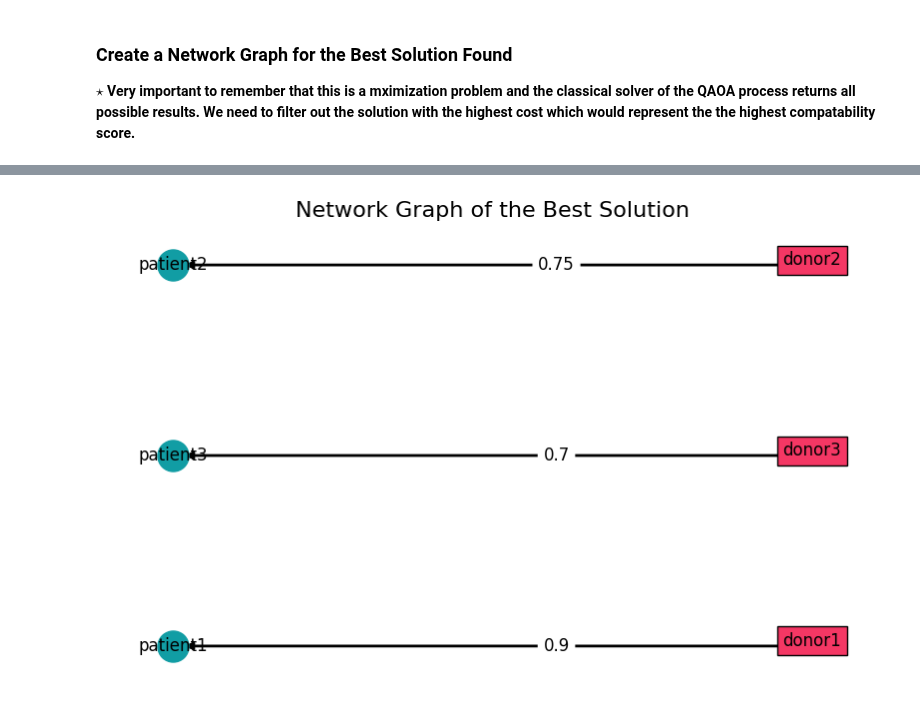
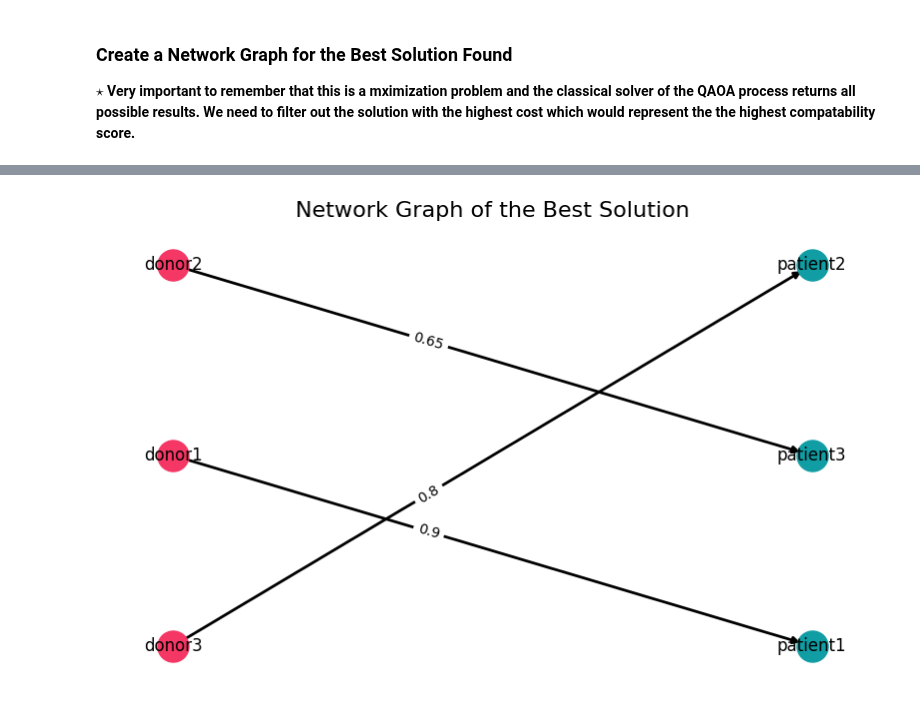
Before and after one commit to Classiq/classiq-library, a Jupyter notebook: applications/optimization/kidney_exchange/kidney_exchange_problem.ipynb, the cells around one changed output, grey strips where cells are left out. Drawn from its saved outputs; the diff is of its cells as text; code cells hidden in the pictures.

```diff
--- a/applications/optimization/kidney_exchange/kidney_exchange_problem.ipynb
+++ b/applications/optimization/kidney_exchange/kidney_exchange_problem.ipynb
@@ -168,3 +144,5 @@ res = execute(qprog).result()
+# %%
+optimized_params = combi.optimize(maxiter=100, quantile=0.7)
 # %% [markdown]
 View the convergence graph
 <i>Important to remember that this is a maximization problem when looking at the graph</i>
@@ -183,19 +164,9 @@ vqe_result.convergence_graph
 # %% [markdown]
 ### Print out the top 10 solutions with the highest cost or objective
 # %%
-import pandas as pd
-
-from classiq.applications.combinatorial_optimization import (
-    get_optimization_solution_from_pyo,
-)
-
-solution = get_optimization_solution_from_pyo(
-    model, vqe_result=vqe_result, penalty_energy=qaoa_config.penalty_energy
-)
-
-optimization_result = pd.DataFrame.from_records(solution)
+optimization_result = combi.sample(optimized_params)
 
 print("\n\033[1m\033[4mTop 10 Solutions\033[0m")
-optimization_result.sort_values(by="cost", ascending=False).head(10)
+optimization_result.sort_values(by="cost", ascending=True).head(10)
 # %% [output]
 Top 10 Solutions
@@ -231,70 +214,70 @@ plt.show()
 # %%
-# This function plots the solution in a table and a graph
+from itertools import product
+
+import matplotlib.pyplot as plt
+import networkx as nx
+import numpy as np
+import pandas as pd
 
 
 def plotting_sol(x_sol, cost):
-    x_sol_to_mat = np.reshape(np.array(x_sol), [N, M])  # vector to matrix
+    # Extract donor and patient names from keys
+    donors = sorted(set(key.split("_")[1] for key in x_sol.keys()))
+    patients = sorted(set(key.split("_")[2] for key in x_sol.keys()))
+    N = len(donors)
+    M = len(patients)
+
+    # Create mapping to matrix
+    x_mat = np.zeros((N, M), dtype=int)
+    for key, val in x_sol.items():
+        donor = key.split("_")[1]
+        patient = key.split("_")[2]
+        i = donors.index(donor)
+        j = patients.index(patient)
+        x_mat[i, j] = val
+
     print("\033[1m\033[4m** QAOA SOLUTION **\033[0m")
     print("\033[4mHighest Compatibility Score\033[0m = ", cost)
 
-    # plotting in a table
-    df = pd.DataFrame(x_sol_to_mat)
-    df.columns = patients
-    df.index = donors
+    # Table view
+    df = pd.DataFrame(x_mat, index=donors, columns=patients)
     print(df)
 
-    # plotting in a graph
+    # Graph view
     graph_sol = nx.DiGraph()
     graph_sol.add_nodes_from(donors + patients)
-    for n, m in product(range(N), range(M)):
-        if x_sol_to_mat[n, m] > 0:
-            graph_sol.add_edges_from(
-                [(donors[m], patients[n])],
-                weight=compatibility_scores[(donors[m], patients[n])],
-            )
+
+    for i, j in product(range(N), range(M)):
+        if x_mat[i, j] > 0:
+            graph_sol.add_edge(
+                donors[i],
+                patients[j],
+                weight=compatibility_scores[(donors[i], patients[j])],
+            )  # Default weight
 
     plt.figure(figsize=(10, 6))
-    left = nx.bipartite.sets(graph_sol, top_nodes=patients)[0]
-    pos = nx.bipartite_layout(graph_sol, left)
+    pos = nx.bipartite_layout(graph_sol, donors)
 
-    nx.draw_networkx(
-        graph_sol, pos=pos, nodelist=patients, font_size=22, font_color="None"
+    nx.draw_networkx_nodes(
+        graph_sol, pos, nodelist=donors, node_color="#F43764", node_size=500
     )
     nx.draw_networkx_nodes(
         graph_sol, pos, nodelist=patients, node_color="#119DA4", node_size=500
     )
-    for d in donors:
-        x, y = pos[d]
-        plt.text(
-            x,
-            y,
-            s=d,
-            bbox=dict(facecolor="#F43764", alpha=1),
-            horizontalalignment="center",
-            fontsize=12,
-        )
+    nx.draw_networkx_labels(graph_sol, pos, font_size=12)
 
     nx.draw_networkx_edges(graph_sol, pos, width=2)
     labels = nx.get_edge_attributes(graph_sol, "weight")
     nx.draw_networkx_edge_labels(
-        graph_sol, pos, edge_labels=labels, font_size=12, label_pos=0.6
+        graph_sol, pos, edge_labels=labels, font_size=10, label_pos=0.6
     )
-    nx.draw_networkx_labels(
-        graph_sol,
-        pos,
-        labels={co: co for co in patients},
-        font_size=12,
-        # font_color="#F4F9E9",
-    )
+
     plt.title("Network Graph of the Best Solution", fontsize=16)
     plt.axis("off")
     plt.show()
 
 
-# best_solution = optimization_result.loc[optimization_result.probability.idxmax()]
-# plotting_sol(best_solution.solution, best_solution.probability)
-
-best_solution = optimization_result.loc[optimization_result.cost.idxmax()]
-plotting_sol(best_solution.solution, best_solution.cost)
+best_solution = optimization_result.loc[optimization_result.cost.idxmin()]
+plotting_sol(best_solution.solution, -best_solution.cost)
 # %% [output]
 ** QAOA SOLUTION **
@@ -306 +289 @@ donor3         0         0         1
-[figure, old version]
+[figure, new version]
```
Also changed, not shown: parts of 18 cells of this notebook, 7 other files.
